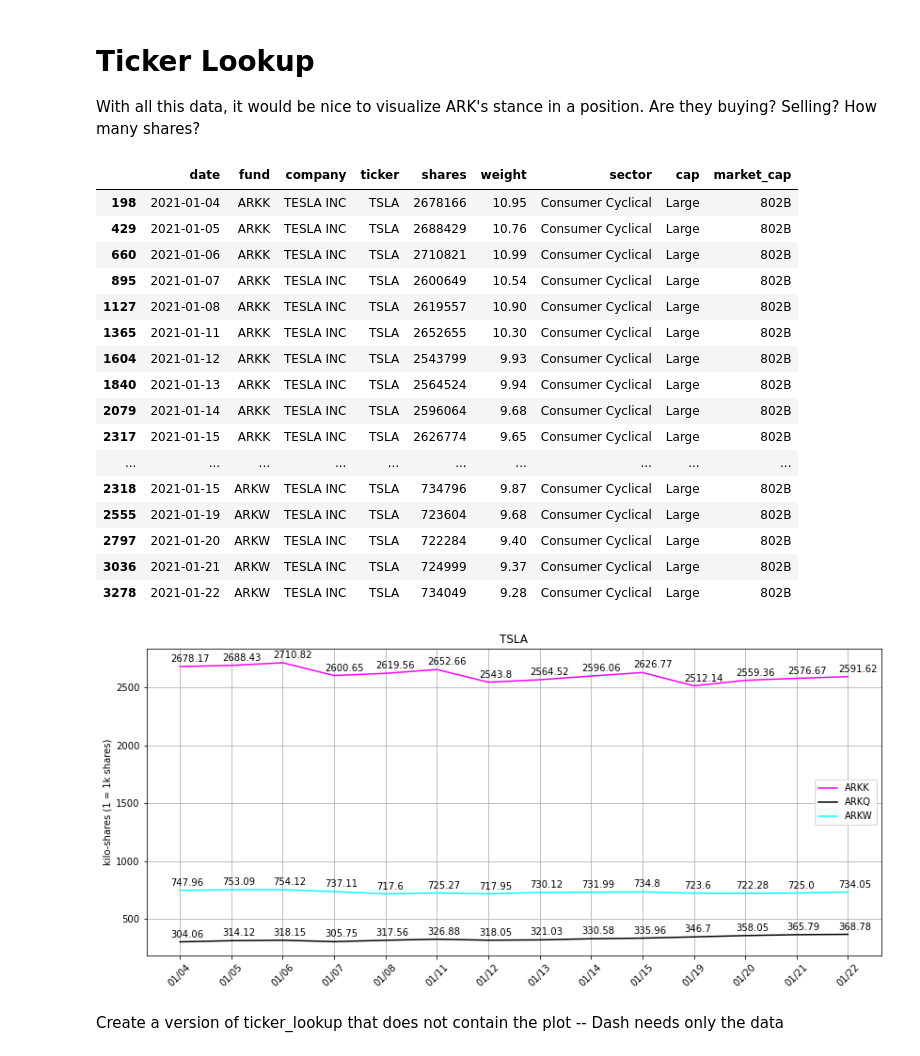
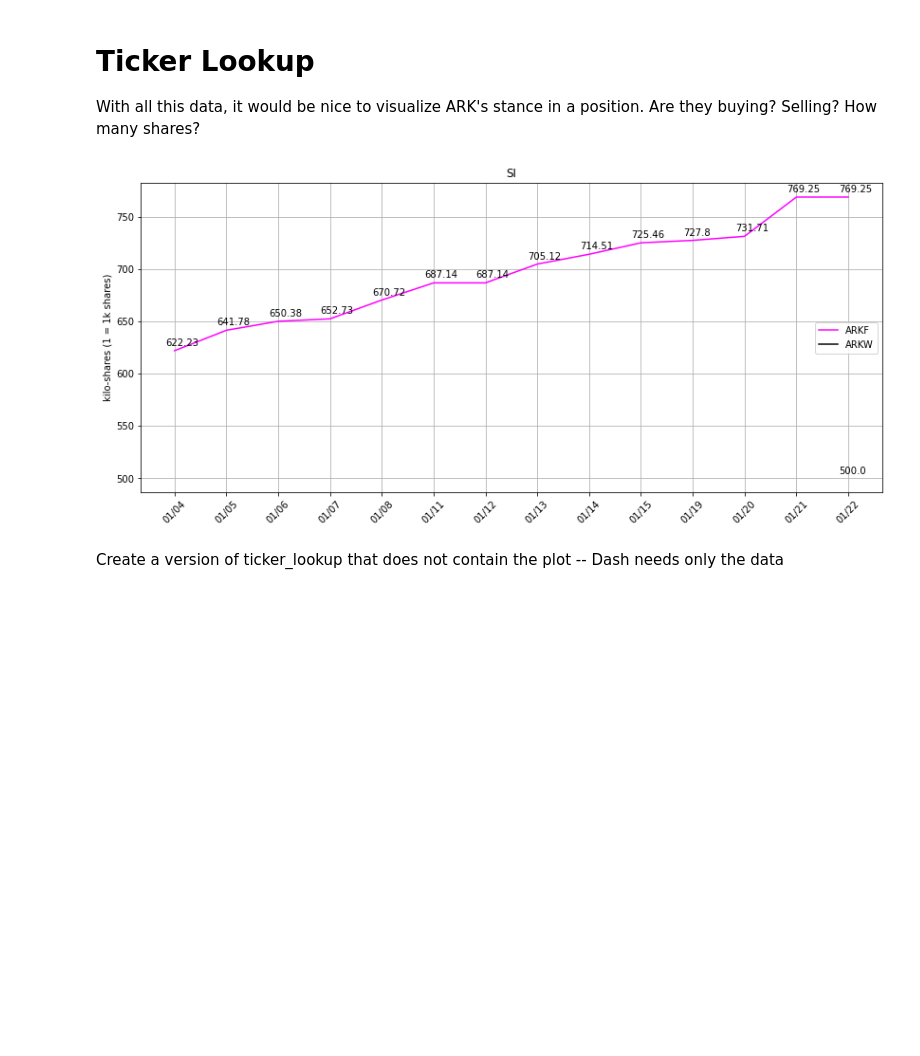
Before and after one commit to ShyuShiro/ARKFund_App, a Jupyter notebook: ARK Visualizations.ipynb, the cells around one changed output. Saved outputs shown, nothing was run; the diff lists cells and outputs as text; code cells hidden in the pictures; blank space fills up the shorter version.

```diff
--- a/ARK Visualizations.ipynb
+++ b/ARK Visualizations.ipynb
@@ -1173,7 +1255,7 @@ Name: weight, dtype: float64
 
 With all this data, it would be nice to visualize ARK's stance in a position. Are they buying? Selling? How many shares?
 # %%
-#from ARK import *
+from ARK import *
 def ticker_lookup(tickers,together=True,funds=None,return_plot=False):
     import matplotlib.pyplot as plt
     import matplotlib.dates as mdates
@@ -1251,53 +1333,35 @@ def ticker_lookup(tickers,together=True,funds=None,return_plot=False):
 
             subset = df[df['fund']==fund.upper()]
             plt.subplot(1,plot_count,i)
             j = 0
 
             for ticker in tickers:
                 r = subset[subset['ticker']==ticker.upper()]
                 shares = log_reduction(r['shares'])
                 dates = np.arange(0,len(shares)) #Create arbitrary date axis
                 plt.plot(dates,shares,label=fund,color=colors[j])
                 plt.xticks(dates_label,rotation=45,labels=dates_vals) #Feed in arbirary axis with labels as the dates
                 for idx,Y in enumerate(shares):
                     plt.annotate(str(Y),xy=(idx,Y),xytext=(-10,5),textcoords='offset points')
                 j += 1
                 all_df = all_df.append(r) #df to return in case its useful
 
             plt.title(fund.upper())
             #plt.yticks([])
             plt.grid(axis='y')
             plt.tight_layout()
             if i == 1:
                 plt.ylabel("kilo-shares (1 = 1k shares)")
             if i == plot_count:
                 plt.legend(labels=tickers,loc="center right")
             i += 1
     if return_plot:
         return all_df,plt
     else:
         return all_df
-a = ticker_lookup(tickers = ['tsla'],together=True,funds=False,return_plot=False)
-a
+_ = ticker_lookup(tickers = ['si'],together=True,funds=False,return_plot=False)
 # %% [output]
-|  | date | fund | company | ticker | shares | weight | sector | cap | market_cap |
-| 198 | 2021-01-04 | ARKK | TESLA INC | TSLA | 2678166 | 10.95 | Consumer Cyclical | Large | 802B |
-| 429 | 2021-01-05 | ARKK | TESLA INC | TSLA | 2688429 | 10.76 | Consumer Cyclical | Large | 802B |
-| 660 | 2021-01-06 | ARKK | TESLA INC | TSLA | 2710821 | 10.99 | Consumer Cyclical | Large | 802B |
-| 895 | 2021-01-07 | ARKK | TESLA INC | TSLA | 2600649 | 10.54 | Consumer Cyclical | Large | 802B |
-| 1127 | 2021-01-08 | ARKK | TESLA INC | TSLA | 2619557 | 10.90 | Consumer Cyclical | Large | 802B |
-| 1365 | 2021-01-11 | ARKK | TESLA INC | TSLA | 2652655 | 10.30 | Consumer Cyclical | Large | 802B |
-| 1604 | 2021-01-12 | ARKK | TESLA INC | TSLA | 2543799 | 9.93 | Consumer Cyclical | Large | 802B |
-| 1840 | 2021-01-13 | ARKK | TESLA INC | TSLA | 2564524 | 9.94 | Consumer Cyclical | Large | 802B |
-| 2079 | 2021-01-14 | ARKK | TESLA INC | TSLA | 2596064 | 9.68 | Consumer Cyclical | Large | 802B |
-| 2317 | 2021-01-15 | ARKK | TESLA INC | TSLA | 2626774 | 9.65 | Consumer Cyclical | Large | 802B |
-| ... | ... | ... | ... | ... | ... | ... | ... | ... | ... |
-| 2318 | 2021-01-15 | ARKW | TESLA INC | TSLA | 734796 | 9.87 | Consumer Cyclical | Large | 802B |
-| 2555 | 2021-01-19 | ARKW | TESLA INC | TSLA | 723604 | 9.68 | Consumer Cyclical | Large | 802B |
-| 2797 | 2021-01-20 | ARKW | TESLA INC | TSLA | 722284 | 9.40 | Consumer Cyclical | Large | 802B |
-| 3036 | 2021-01-21 | ARKW | TESLA INC | TSLA | 724999 | 9.37 | Consumer Cyclical | Large | 802B |
-| 3278 | 2021-01-22 | ARKW | TESLA INC | TSLA | 734049 | 9.28 | Consumer Cyclical | Large | 802B |
-[figure, old version]
+[figure, new version]
 # %% [markdown]
 Create a version of ticker_lookup that does not contain the plot -- Dash needs only the data
 # %%
```
Also changed, not shown: parts of 11 cells of this notebook, 7 other files.
